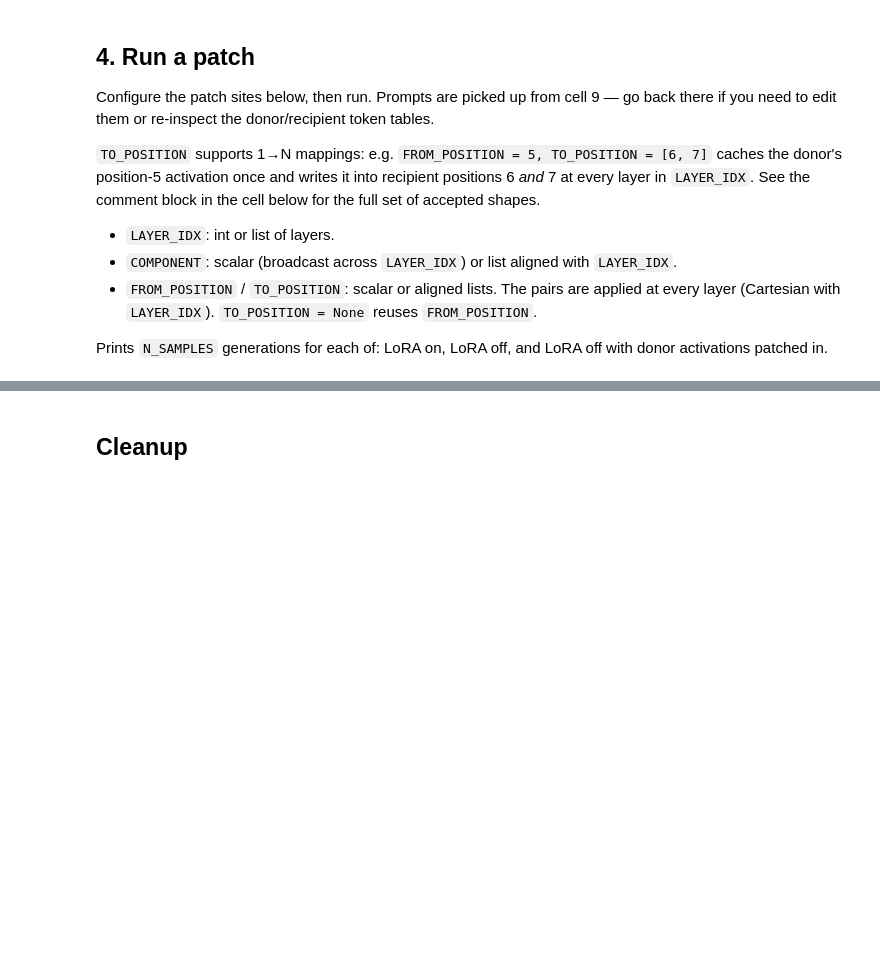
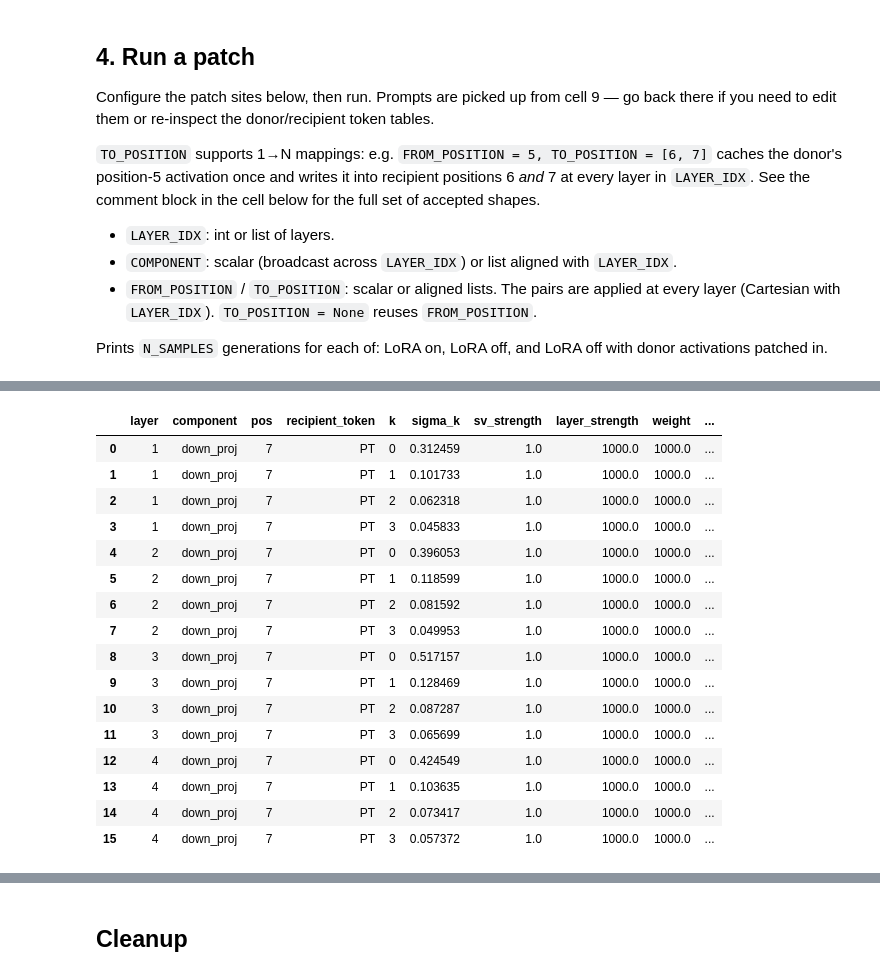
Before and after one commit to toddnief/subliminal-entanglement, a Jupyter notebook: notebooks/activation_patching.ipynb, the cells around one changed output, grey strips where cells are left out. Saved outputs shown, nothing was run; the diff lists cells and outputs as text; code cells hidden in the pictures; blank space fills up the shorter version.

```diff
--- a/notebooks/activation_patching.ipynb
+++ b/notebooks/activation_patching.ipynb
@@ -535,8 +996,7 @@ MAX_NEW_TOKENS = 30
 TEMPERATURE = 1.0
 SEED = 0
 
-generations = patched_generate(
-    PROMPT,
+_patch_kwargs = dict(
     system=RECIPIENT_SYSTEM_PROMPT,
     donor_user=DONOR_USER_PROMPT,
     donor_system=DONOR_SYSTEM_PROMPT,
@@ -544,6 +1004,15 @@ generations = patched_generate(
     component=COMPONENT,
     from_pos=FROM_POSITION,
     to_pos=TO_POSITION,
+)
+
+summary = patch_summary(PROMPT, **_patch_kwargs)
+print(f"=== {len(summary)} patch sites ===")
+display(summary)
+
+generations = patched_generate(
+    PROMPT,
+    **_patch_kwargs,
     n_samples=N_SAMPLES,
     max_new_tokens=MAX_NEW_TOKENS,
     temperature=TEMPERATURE,
@@ -578,0 +1068,52 @@ for label in ("lora_on", "lora_off", "patched"):
+# %%
+# Injection location. Defaults mirror the patch run above.
+STEER_LAYER_IDX = [1,   2,   3,   4]   # layers to inject at
+STEER_COMPONENT = COMPONENT
+STEER_POSITION  = TO_POSITION if TO_POSITION is not None else FROM_POSITION
+
+# Source of the singular vectors (where to do the SVD). Always the LoRA at
+# (layer, LORA_COMPONENT) for each layer in STEER_LAYER_IDX.
+LORA_COMPONENT = "down_proj"
+
+# Singular vectors to combine (k = 0..r-1, sorted by descending sigma) and
+# the per-vector / per-layer weights. Negative strengths flip the sign.
+# `SV_STRENGTH[k]` is the magnitude applied to the k-th singular vector;
+# set an entry to 0.0 to drop that vector entirely.
+LORA_IDX    = [0,   1,   2,   3]   # singular-vector indices
+SV_STRENGTH = [1.0, 1.0, 1.0, 1.0] # magnitudes, aligned with LORA_IDX
+
+# Per-layer magnitude, aligned with STEER_LAYER_IDX. Set an entry to 0.0 to
+# skip injection at that layer; negative flips the sign.
+LAYER_STRENGTH = [100, 100, 100, 100]
+LAYER_STRENGTH = 1000
+
+_steer_kwargs = dict(
+    system=RECIPIENT_SYSTEM_PROMPT,
+    layer_idx=STEER_LAYER_IDX,
+    component=STEER_COMPONENT,
+    pos=STEER_POSITION,
+    lora_idx=LORA_IDX,
+    sv_strength=SV_STRENGTH,
+    layer_strength=LAYER_STRENGTH,
+    lora_component=LORA_COMPONENT,
+)
+
+steer_summary = steering_summary(PROMPT, **_steer_kwargs)
+print(f"=== {len(steer_summary)} steering rows ===")
+display(steer_summary)
+
+steered = steered_generate(
+    PROMPT,
+    **_steer_kwargs,
+    n_samples=N_SAMPLES,
+    max_new_tokens=MAX_NEW_TOKENS,
+    temperature=TEMPERATURE,
+    seed=SEED,
+)
+
+for label in ("lora_on", "lora_off", "steered"):
+    print(f"=== {label} ===")
+    for i, response in enumerate(steered[label], 1):
+        print(f"[{i}] {response.strip()}")
+    print()
+# %% [output]
@@ -578,0 +1121,17 @@ for label in ("lora_on", "lora_off", "patched"):
+|  | layer | component | pos | recipient_token | k | sigma_k | sv_strength | layer_strength | weight | ... |
+| 0 | 1 | down_proj | 7 | PT | 0 | 0.312459 | 1.0 | 1000.0 | 1000.0 | ... |
+| 1 | 1 | down_proj | 7 | PT | 1 | 0.101733 | 1.0 | 1000.0 | 1000.0 | ... |
+| 2 | 1 | down_proj | 7 | PT | 2 | 0.062318 | 1.0 | 1000.0 | 1000.0 | ... |
+| 3 | 1 | down_proj | 7 | PT | 3 | 0.045833 | 1.0 | 1000.0 | 1000.0 | ... |
+| 4 | 2 | down_proj | 7 | PT | 0 | 0.396053 | 1.0 | 1000.0 | 1000.0 | ... |
+| 5 | 2 | down_proj | 7 | PT | 1 | 0.118599 | 1.0 | 1000.0 | 1000.0 | ... |
+| 6 | 2 | down_proj | 7 | PT | 2 | 0.081592 | 1.0 | 1000.0 | 1000.0 | ... |
+| 7 | 2 | down_proj | 7 | PT | 3 | 0.049953 | 1.0 | 1000.0 | 1000.0 | ... |
+| 8 | 3 | down_proj | 7 | PT | 0 | 0.517157 | 1.0 | 1000.0 | 1000.0 | ... |
+| 9 | 3 | down_proj | 7 | PT | 1 | 0.128469 | 1.0 | 1000.0 | 1000.0 | ... |
+| 10 | 3 | down_proj | 7 | PT | 2 | 0.087287 | 1.0 | 1000.0 | 1000.0 | ... |
+| 11 | 3 | down_proj | 7 | PT | 3 | 0.065699 | 1.0 | 1000.0 | 1000.0 | ... |
+| 12 | 4 | down_proj | 7 | PT | 0 | 0.424549 | 1.0 | 1000.0 | 1000.0 | ... |
+| 13 | 4 | down_proj | 7 | PT | 1 | 0.103635 | 1.0 | 1000.0 | 1000.0 | ... |
+| 14 | 4 | down_proj | 7 | PT | 2 | 0.073417 | 1.0 | 1000.0 | 1000.0 | ... |
+| 15 | 4 | down_proj | 7 | PT | 3 | 0.057372 | 1.0 | 1000.0 | 1000.0 | ... |
```
Also changed, not shown: parts of 11 cells of this notebook, 4 other files.
